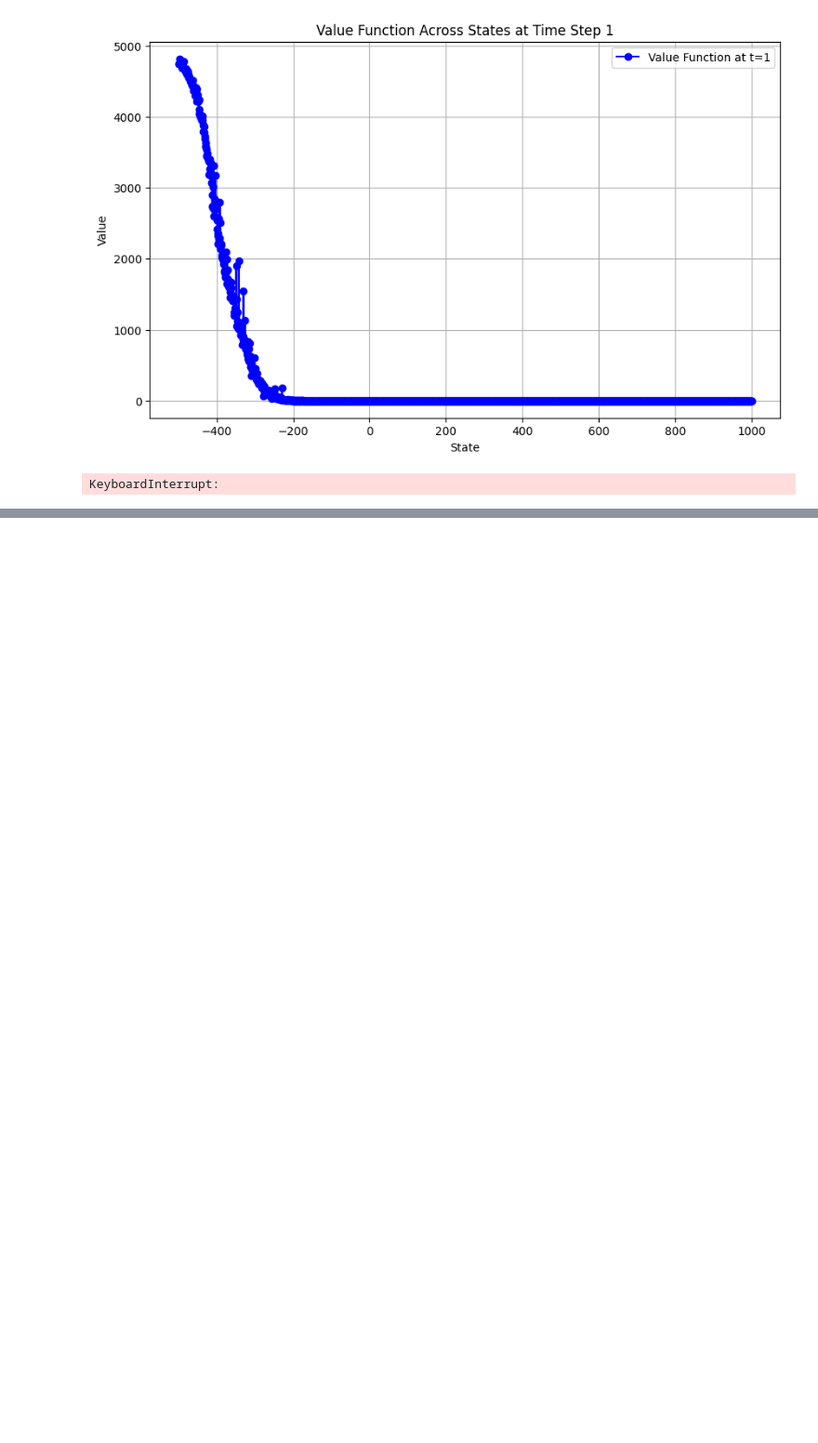
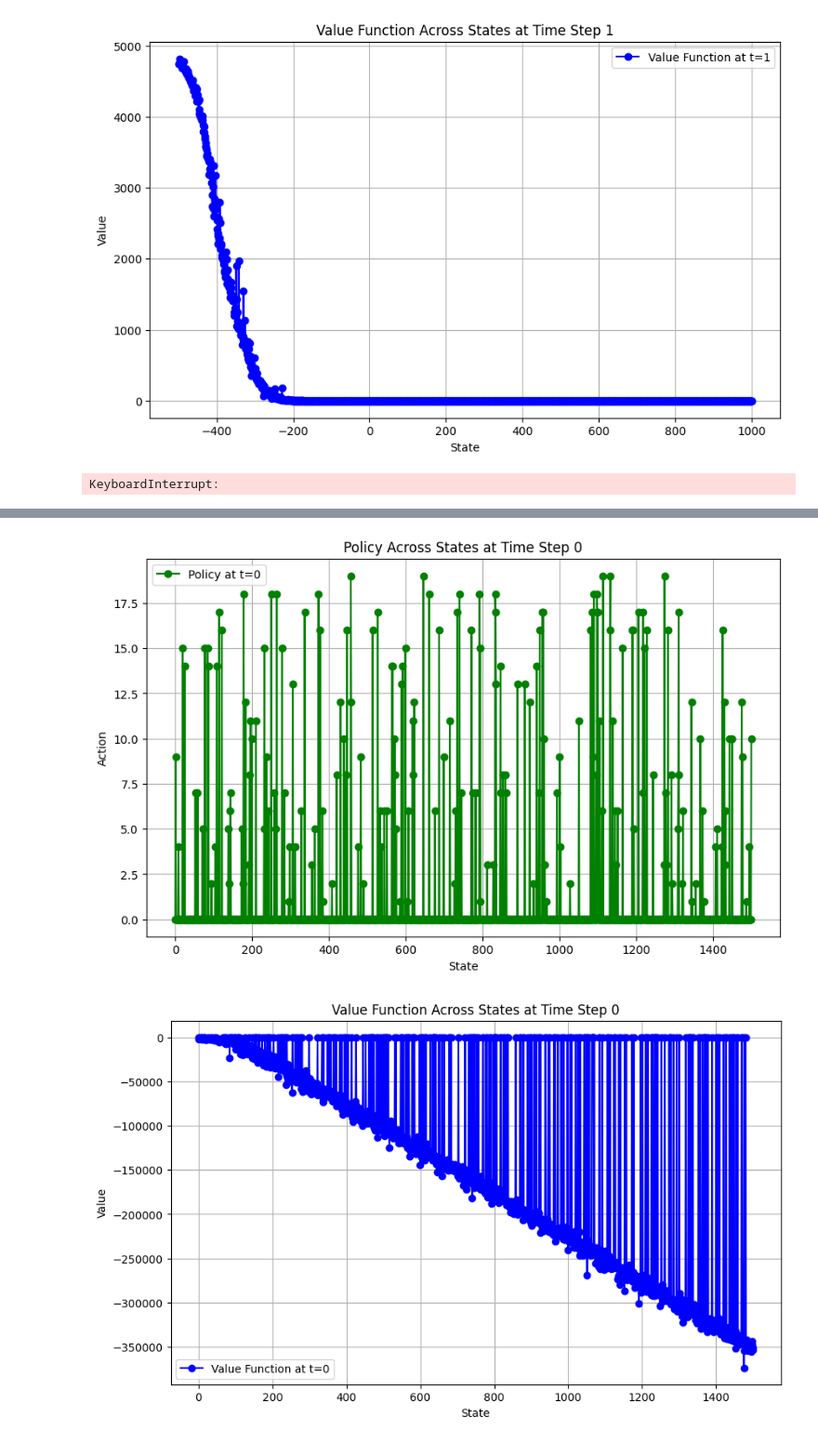
Before and after one commit to TomatoChocolate12/tabular-RL-project, a Jupyter notebook: dir/visualization.ipynb, the cells around one changed output, grey strips where cells are left out. Shown at 93% size. Drawn from its saved outputs; the diff is of its cells as text; code cells hidden in the pictures; blank space fills up the shorter version.

```diff
--- a/dir/visualization.ipynb
+++ b/dir/visualization.ipynb
@@ -1248,0 +1347,23 @@ KeyboardInterrupt:
+# %%
+time_step_to_plot = 0  # Change this to any time step of interest
+plt.figure(figsize=(10, 6))
+plt.plot(range(num_states), np.argmax(policy[time_step_to_plot, :, :], axis=1), marker='o', linestyle='-', color='green', label=f'Policy at t={time_step_to_plot}')
+plt.xlabel("State")
+plt.ylabel("Action")
+plt.title(f"Policy Across States at Time Step {time_step_to_plot}")
+plt.legend()
+plt.grid(True)
+plt.show()
+
+# Plot Value Function Across States
+plt.figure(figsize=(10, 6))
+plt.plot(range(num_states), np.min(Q[time_step_to_plot, :, :], axis=1), marker='o', linestyle='-', color='blue', label=f'Value Function at t={time_step_to_plot}')
+plt.xlabel("State")
+plt.ylabel("Value")
+plt.title(f"Value Function Across States at Time Step {time_step_to_plot}")
+plt.legend()
+plt.grid(True)
+plt.show()
+# %% [output]
+[figure, added]
+[figure, added]
```
Also changed, not shown: parts of 10 cells of this notebook, 2 other files.
